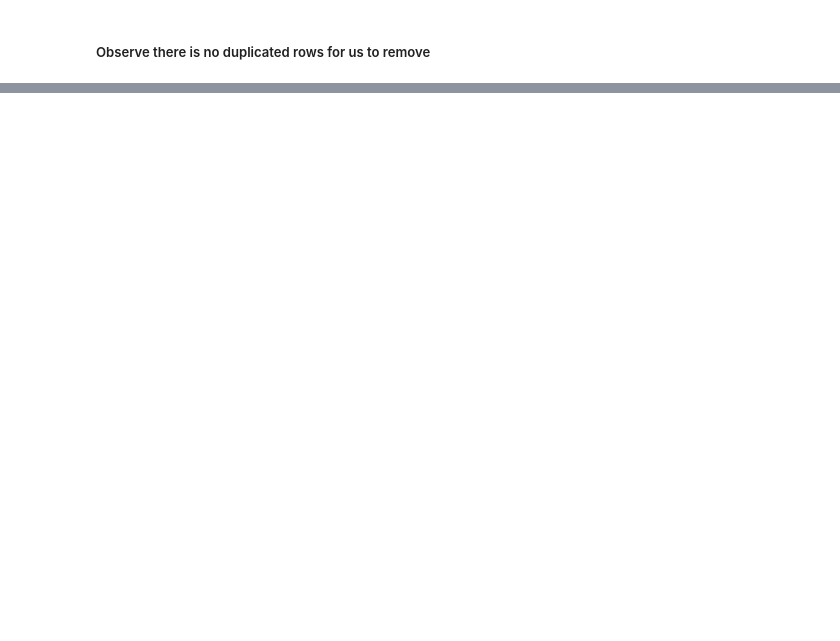
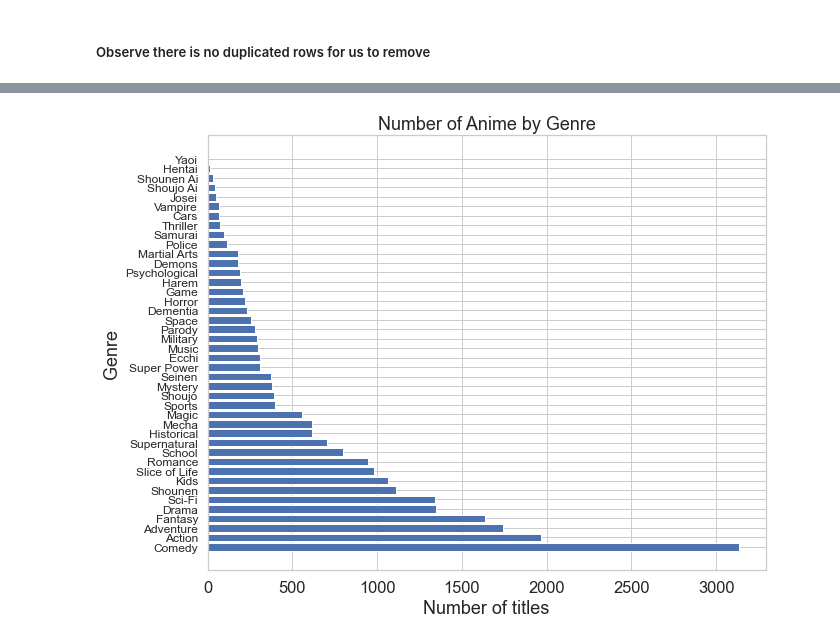
Before and after one commit to Jianhong072/SC1015-Mini-Project, a Jupyter notebook: Mini Project.ipynb, the cells around one changed output, grey strips where cells are left out. Cells and saved outputs as stored; diff of their text form; code cells hidden in the pictures; blank space fills up the shorter version.

```diff
--- a/Mini Project.ipynb
+++ b/Mini Project.ipynb
@@ -46 +48,20 @@ df = df.drop(['title_japanese','title_english','title_synonyms','image_url','bac
 df = df[(df['status'] == 'Finished Airing') | (df['status'] == 'Currently Airing')]
+# %%
+## converting the duration columns to integer
+def extract_minutes(duration_str):
+    # Check if duration string is in expected format
+    if isinstance(duration_str, str) and 'min' in duration_str:
+        # Extract numeric part of duration string
+        minutes_str = duration_str.split()[0]
+        # Convert to integer
+        minutes = int(minutes_str)
+    else:
+        # Return missing value if duration string is not in expected format
+        minutes = None
+    return minutes
+
+# Apply the function to each value in the duration column
+df['duration'] = df['duration'].apply(extract_minutes)
+
+# Verify dtype is now int
+print(df['duration'].dtype)
@@ -46,0 +92,4 @@ df = df[(df['status'] == 'Finished Airing') | (df['status'] == 'Currently Airing
+# %%
+df = df[(df['type'] == 'TV') | (df['type'] == 'Movie') | (df['type'] == 'ONA')]
+# %%
+df = df[(df['episodes'] != 0)]
@@ -117,0 +173,24 @@ Duplicate Rows :
+# %%
+genre_count = {}
+for genres in df['genre']:
+    if pd.isnull(genres):
+        continue
+    for genre in genres.split(','):
+        if genre.strip() in genre_count:
+            genre_count[genre.strip()] += 1
+        else:
+            genre_count[genre.strip()] = 1
+
+# Sort the genres by their count in descending order
+sorted_genre_count = {k: v for k, v in sorted(genre_count.items(), key=lambda item: item[1], reverse=True)}
+
+# Create a horizontal bar chart
+fig, ax = plt.subplots(figsize=(10,8))
+ax.barh(list(sorted_genre_count.keys()), list(sorted_genre_count.values()))
+ax.set_xlabel('Number of titles')
+ax.set_ylabel('Genre')
+ax.set_title('Number of Anime by Genre')
+ax.tick_params(axis='y', labelsize=12)
+plt.show()
+# %% [output]
+[figure, added]
```
Also changed, not shown: parts of 24 cells of this notebook, 1 other file.
